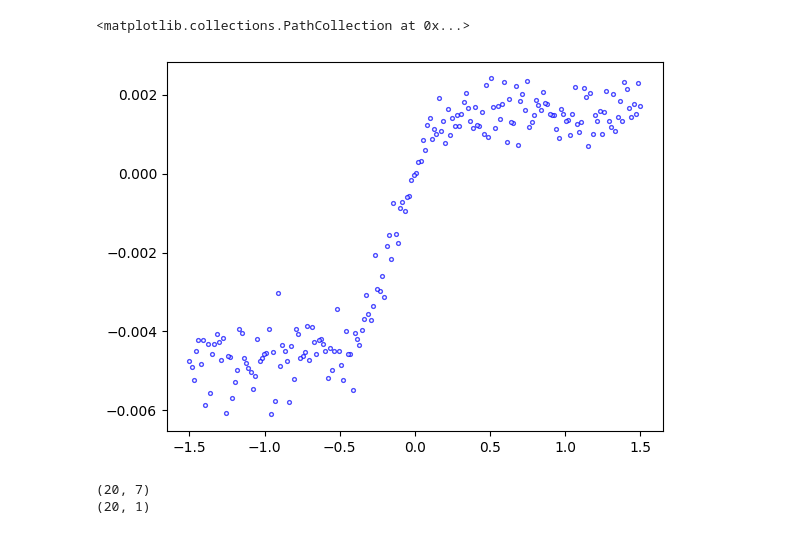
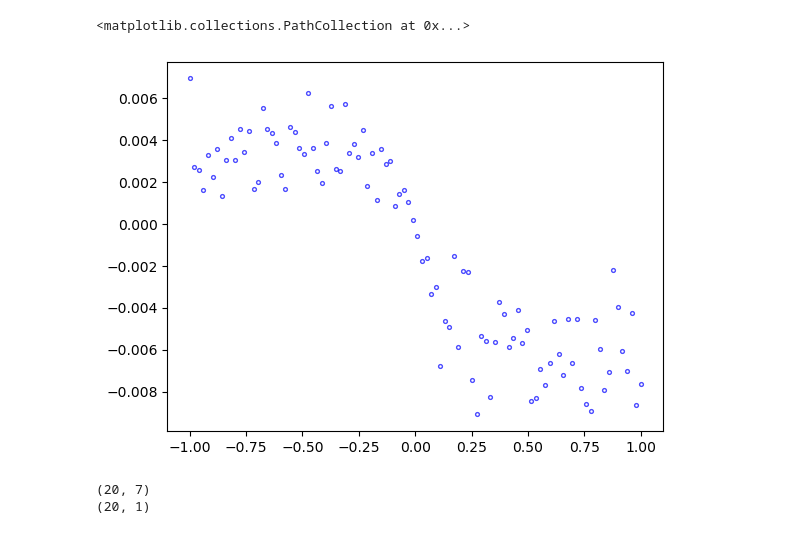
Before and after one commit to jwass1997/KMC_V1.1, a Jupyter notebook: test.ipynb, the cells around one changed output. Drawn from its saved outputs; the diff is of its cells as text; code cells hidden in the pictures.

```diff
--- a/test.ipynb
+++ b/test.ipynb
@@ -2,15 +2,15 @@
 import numpy as np
 import matplotlib.pyplot as plt
 # %%
-data = np.load("currents_saved.npz")
+data = np.load("currents.npz")
 currents = data["currents"]
 
-voltages = np.linspace(1.5, -1.5, currents.shape[0])
+voltages = np.linspace(-1., 1., currents.shape[0])
 
 plt.scatter(voltages, currents, s=7.5, edgecolors="blue", facecolor="w", alpha=.7)
 # %% [output]
 <matplotlib.collections.PathCollection at 0x...>
-[figure, old version]
+[figure, new version]
 # %%
 batch = np.load("currentData/batch1.npz")
 
```
Also changed, not shown: 7 other files.
